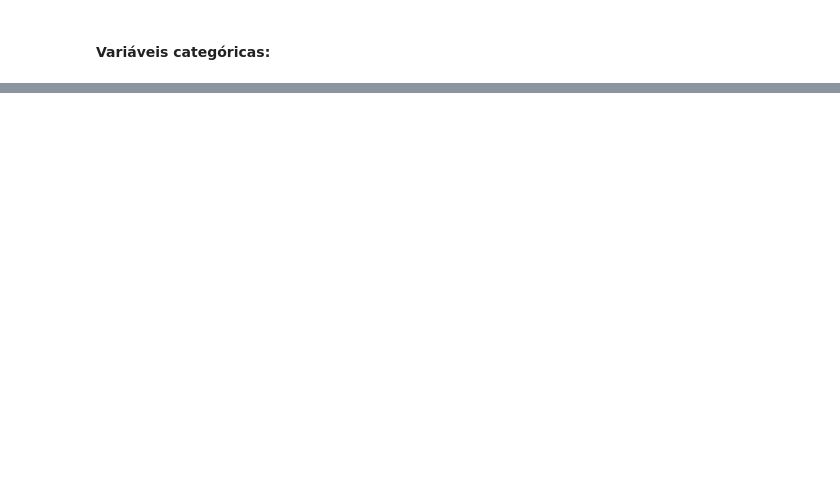
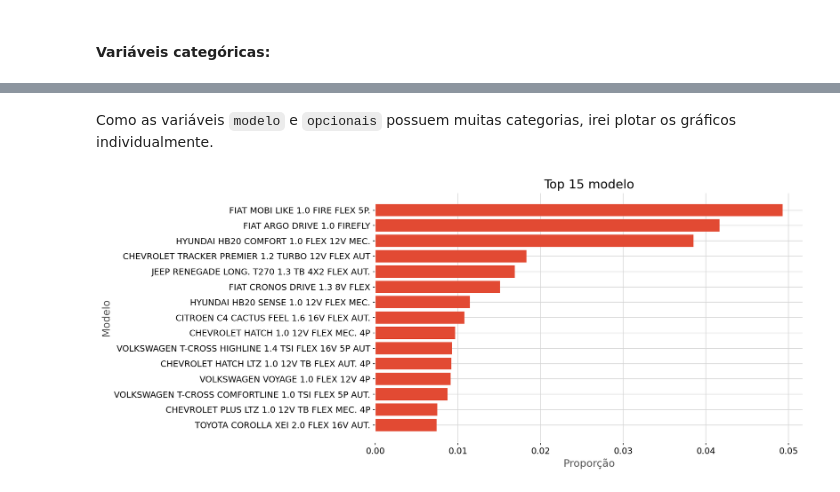
Before and after one commit to PatrickLeal/analise-carros-olx, a Jupyter notebook: notebooks/1. EDA.ipynb, the cells around one changed output, grey strips where cells are left out. Saved outputs shown, nothing was run; the diff lists cells and outputs as text; code cells hidden in the pictures; blank space fills up the shorter version.

```diff
--- a/notebooks/1. EDA.ipynb
+++ b/notebooks/1. EDA.ipynb
@@ -453,0 +462,17 @@ eda_tool.make_eda_plots(data=train, features=cat_features_to_plot, kind='barplot
+# %% [markdown]
+Como as variáveis `modelo` e `opcionais`  possuem muitas categorias, irei  plotar os gráficos individualmente.
+# %%
+def plot_top_n(data, feature, N:int=15):
+    top_feature = data[feature].value_counts(normalize=True).head(N).reset_index()\
+                               .sort_values(by='proportion', ascending=True)
+    # plt.figure(figsize=(18, 12))
+    plt.barh(y=top_feature[feature], width=top_feature['proportion'])
+    plt.title(f'Top {N} {feature}')
+    plt.xlabel('Proporção')
+    plt.ylabel(feature.capitalize())
+    plt.tight_layout()
+    plt.show()
+# %%
+plot_top_n(train, 'modelo', 15)
+# %% [output]
+[figure, added]
```
Also changed, not shown: parts of 22 cells of this notebook, 1 other file.
